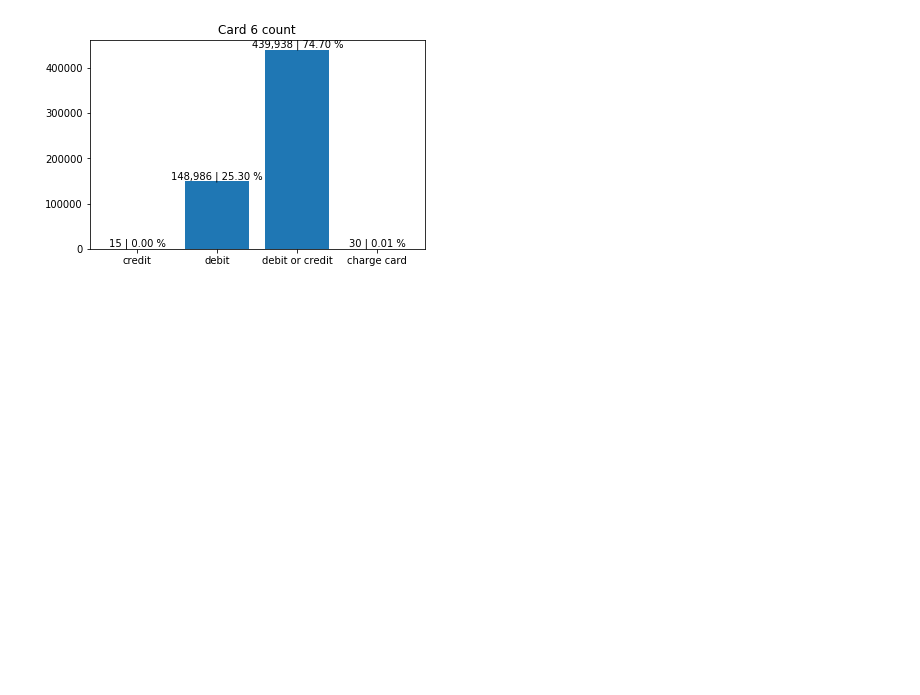
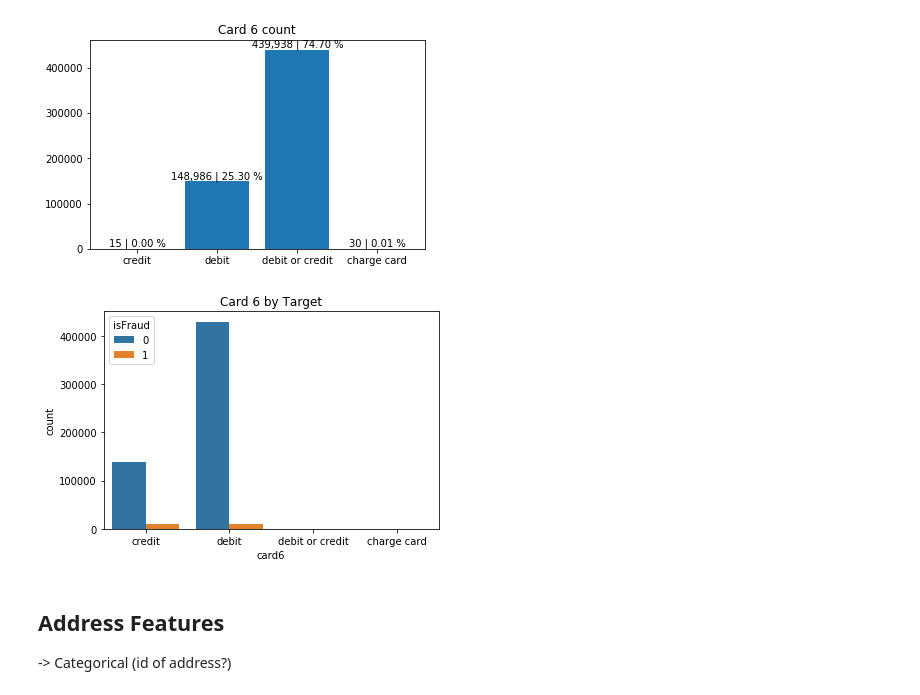
Before and after one commit to AlessandroVol23/ieee_cis_fraud_detection_kaggle, a Jupyter notebook: notebooks/0.1_AV_EDA.ipynb, the cells around one changed output. Drawn from its saved outputs; the diff is of its cells as text; code cells hidden in the pictures; blank space fills up the shorter version.

```diff
--- a/notebooks/0.1_AV_EDA.ipynb
+++ b/notebooks/0.1_AV_EDA.ipynb
@@ -327,3 +358,12 @@ ax.set_title("Card 6 count");
 plt.subplots_adjust(hspace = 0.6, top = 0.85)
 # %% [output]
 [figure]
+# %%
+plot = sns.countplot(x="card6", hue="isFraud", data=df_transaction)
+plot.set_title("Card 6 by Target");
+# %% [output]
+[figure, added]
+# %% [markdown]
+## Address Features
+
+-> Categorical (id of address?)
```
Also changed, not shown: parts of 45 cells of this notebook.
